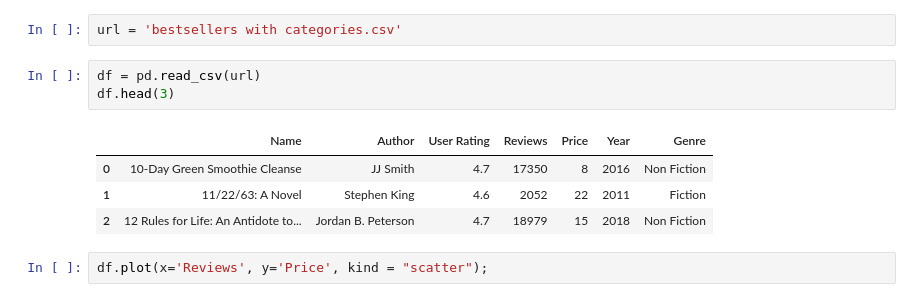
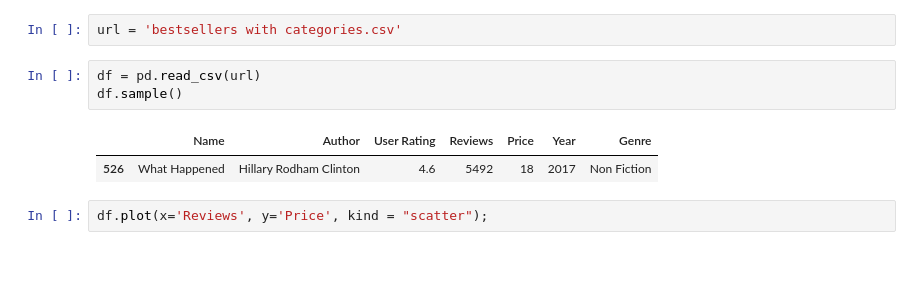
Before and after one commit to adv555/DataScience, a Jupyter notebook: Sklearn/Module_7_1.ipynb, the cells around one changed output. Cells and saved outputs as stored; diff of their text form; blank space fills up the shorter version.

```diff
--- a/Sklearn/Module_7_1.ipynb
+++ b/Sklearn/Module_7_1.ipynb
@@ -7,12 +7,10 @@ import numpy as np
 url = 'bestsellers with categories.csv'
 # %%
 df = pd.read_csv(url)
-df.head(3)
+df.sample()
 # %% [output]
 |  | Name | Author | User Rating | Reviews | Price | Year | Genre |
-| 0 | 10-Day Green Smoothie Cleanse | JJ Smith | 4.7 | 17350 | 8 | 2016 | Non Fiction |
-| 1 | 11/22/63: A Novel | Stephen King | 4.6 | 2052 | 22 | 2011 | Fiction |
-| 2 | 12 Rules for Life: An Antidote to... | Jordan B. Peterson | 4.7 | 18979 | 15 | 2018 | Non Fiction |
+| 526 | What Happened | Hillary Rodham Clinton | 4.6 | 5492 | 18 | 2017 | Non Fiction |
 # %%
 df.plot(x='Reviews', y='Price', kind = "scatter");
 # %% [output]
```
Also changed, not shown: parts of 28 cells of this notebook.
